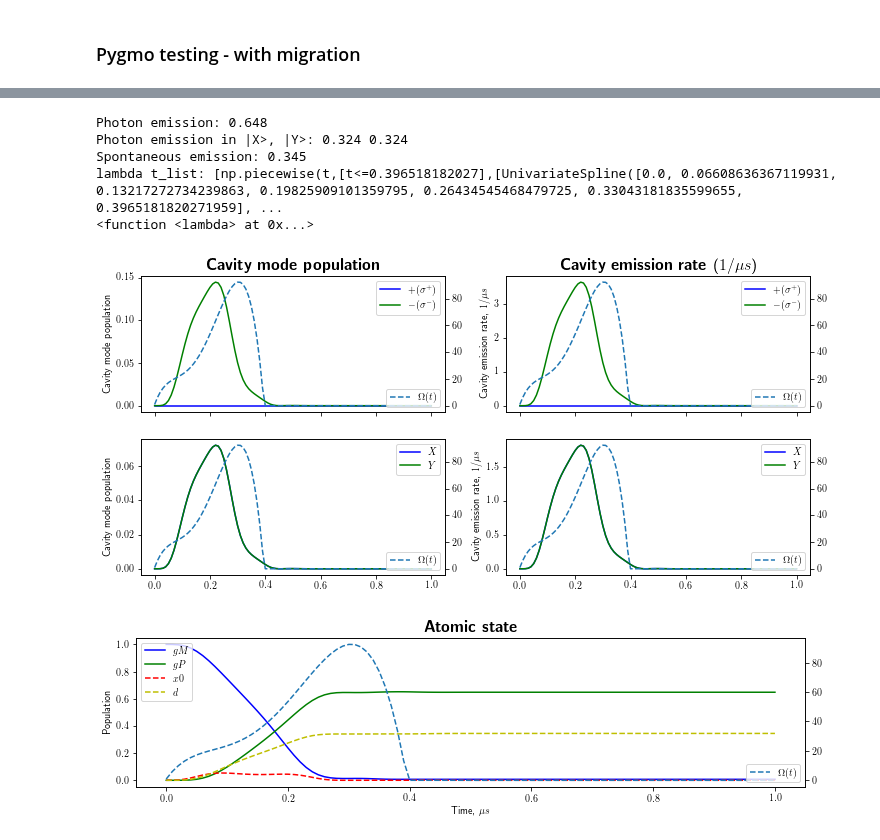
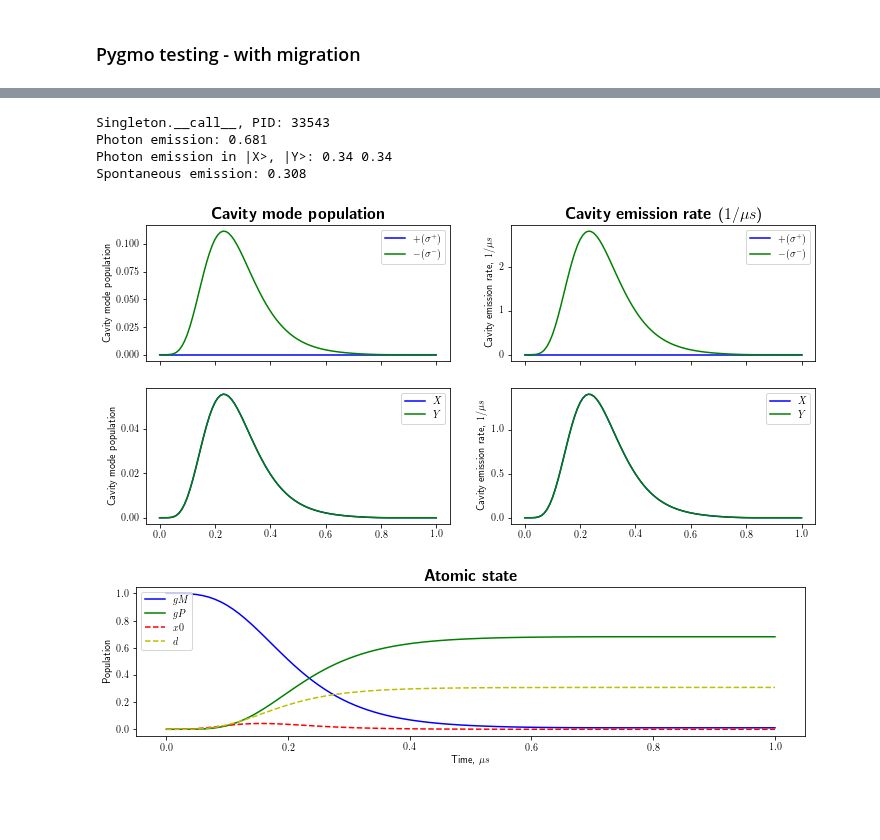
Before and after one commit to tomdbar/rb-cqed, a Jupyter notebook: notebooks-bulk/vStirap-3lvl-parallel-optimisation.ipynb, the cells around one changed output, grey strips where cells are left out. Cells and saved outputs as stored; diff of their text form; code cells hidden in the pictures; blank space fills up the shorter version.

```diff
--- a/notebooks-bulk/vStirap-3lvl-parallel-optimisation.ipynb
+++ b/notebooks-bulk/vStirap-3lvl-parallel-optimisation.ipynb
@@ -469,12 +663,15 @@ n_steps=101
 psi0=['gM',0,0]
 
 omega_max = 50.0*2*np.pi
-l_pulse_max = 0.4
+l_pulse_max = 0.8
 
-omega_grad_max = omega_max / (l_pulse_max/5)
-grad_penalty = 1/(n_points-1)
-max_turns = 2
-turning_penalty = 0.1
+# omega_grad_max = omega_max / (l_pulse_max/5)
+# grad_penalty = 1/(n_points-1)
+# max_turns = 2
+# turning_penalty = 0.1
+
+ham_pipe = CompiledHamiltonianPipe()
+ham_pipe.clear()
 
 class PulseOptimisation():
     def __init__(self, dim):
@@ -497,19 +694,26 @@ class PulseOptimisation():
 
         laser_coupling.omega0 = omega
         laser_coupling.args_ham['length_pulse'] = length_pulse
+        laser_coupling.args_ham["pulse_coeffs"]: get_spline_coeffs(t_list[0],t_list[-1],y_list)
         laser_coupling.args_ham['x_list'] = t_list
         laser_coupling.args_ham['y_list'] = y_list
+
+        # print('Exp.__fitness__, PID:', os.getpid(),
+        #       ', Process: ', multiprocessing.current_process().pid,
+        #       ', warehouse: ', [ham.name for ham in ham_pipe.get_all()],
+        #       ', repr(warehouse): ', repr(ham_pipe))
 
         runner = ExperimentalRunner(atom=atom,
                                 cavity=cavity,
                                 laser_couplings=[laser_coupling],
                                 cavity_couplings=cavity_couplings,
-                                verbose=False)
+                                verbose=False,
+                                compiled_hamiltonian_pipe = ham_pipe)
 
         # results = runner.run(psi0=psi0, n_steps=n_steps, t_length=t_length)
         results = runner.run(psi0=psi0, t_length=t_length, n_steps=n_steps)
 
-        fit = 1-results.get_atomic_population(['gP'])[0][-1]
+        fit = 1-results.get_atomic_population(['gP'],-1)[-1]
         # fit+=sum([grad_penalty if x else 0 for x in (dydt_list - omega_grad_max) > 0])
         # if n_turns > max_turns:
         #     fit+=turning_penalty*(n_turns-max_turns)
@@ -559,15 +765,20 @@ def migrate(archi, n_isl):
             isl.set_population(pop)
 # %%
 n_isl = 4
-n_cycles = 4
+n_cycles = 2
 
-algo = pg.algorithm(pg.de1220(gen = 10, ftol=0.01, memory=True))
-algo.set_verbosity(1)
+algo = pg.algorithm(pg.de1220(gen = 50, ftol=0.01, memory=True))
+algo.set_verbosity(5)
+
+prob = pg.problem(PulseOptimisation(n_points+2))
+
+pg.mp_island.init_pool()
 
 archi = pg.archipelago(n = n_isl,
                        algo = algo,
-                       prob = pg.problem(PulseOptimisation(n_points+2)),
-                       pop_size = 2*(n_points+2),
+                       prob = prob,
+                       # pop_size = 2*(n_points+2),
+                       pop_size = 30,
                        udi = pg.mp_island())
 
 t_start = time.time()
@@ -575,7 +786,8 @@ t_start = time.time()
 i=0
 while i<n_cycles:
     archi.evolve()
-    archi.wait()
+    print(archi)
+    archi.wait_check()
     migrate(archi, n_isl)
     i+=1
 
@@ -614,23 +844,23 @@ Pop transfer of 64.794% with:
 # %%
 laser_coupling.omega0 = omega
 laser_coupling.args_ham['length_pulse'] = length_pulse
+laser_coupling.args_ham['pulse_coeffs']: get_spline_coeffs(x_list[0],x_list[-1],y_list)
 laser_coupling.args_ham['x_list'] = x_list
 laser_coupling.args_ham['y_list'] = y_list
 
 runner = ExperimentalRunner(atom=atom,
                         cavity=cavity,
                         laser_couplings=[laser_coupling],
                         cavity_couplings=cavity_couplings,
                         verbose=False)
 
 results = runner.run(psi0=psi0, t_length=t_length, n_steps=n_steps)
 
-plot_results(results)
+plot_results(results, plot_pulse=False)
 # %% [output]
-Photon emission: 0.648
-Photon emission in |X>, |Y>: 0.324 0.324
-Spontaneous emission: 0.345
-lambda t_list: [np.piecewise(t,[t<=0.396518182027],[UnivariateSpline([0.0, 0.06608636367119931, 0.13217272734239863, 0.19825909101359795, 0.26434545468479725, 0.33043181835599655, 0.3965181820271959], ...
-<function <lambda> at 0x...>
+Singleton.__call__, PID: 33543
+Photon emission: 0.681
+Photon emission in |X>, |Y>: 0.34 0.34
+Spontaneous emission: 0.308
-[figure, old version]
+[figure, new version]
-[figure, old version]
+[figure, new version]
```
Also changed, not shown: parts of 17 cells of this notebook, 4 other files.
